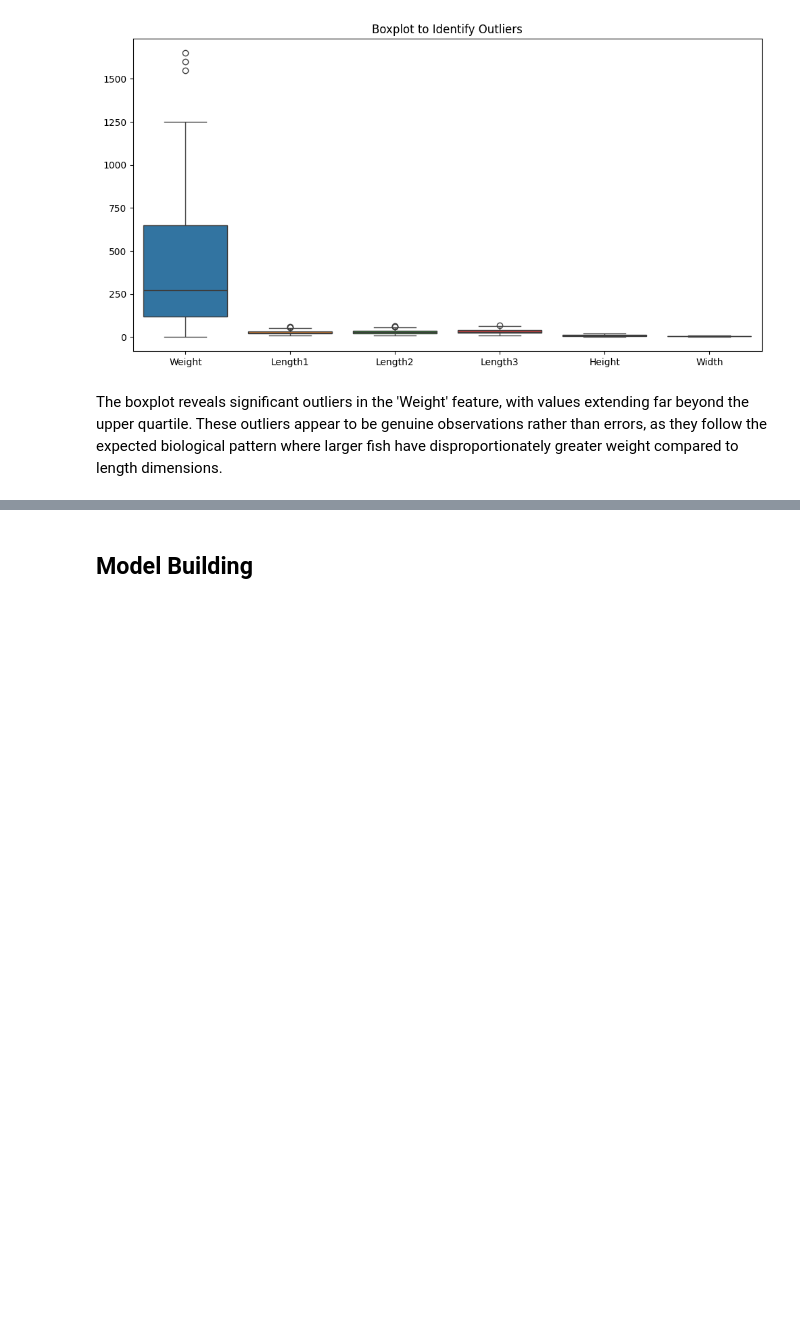
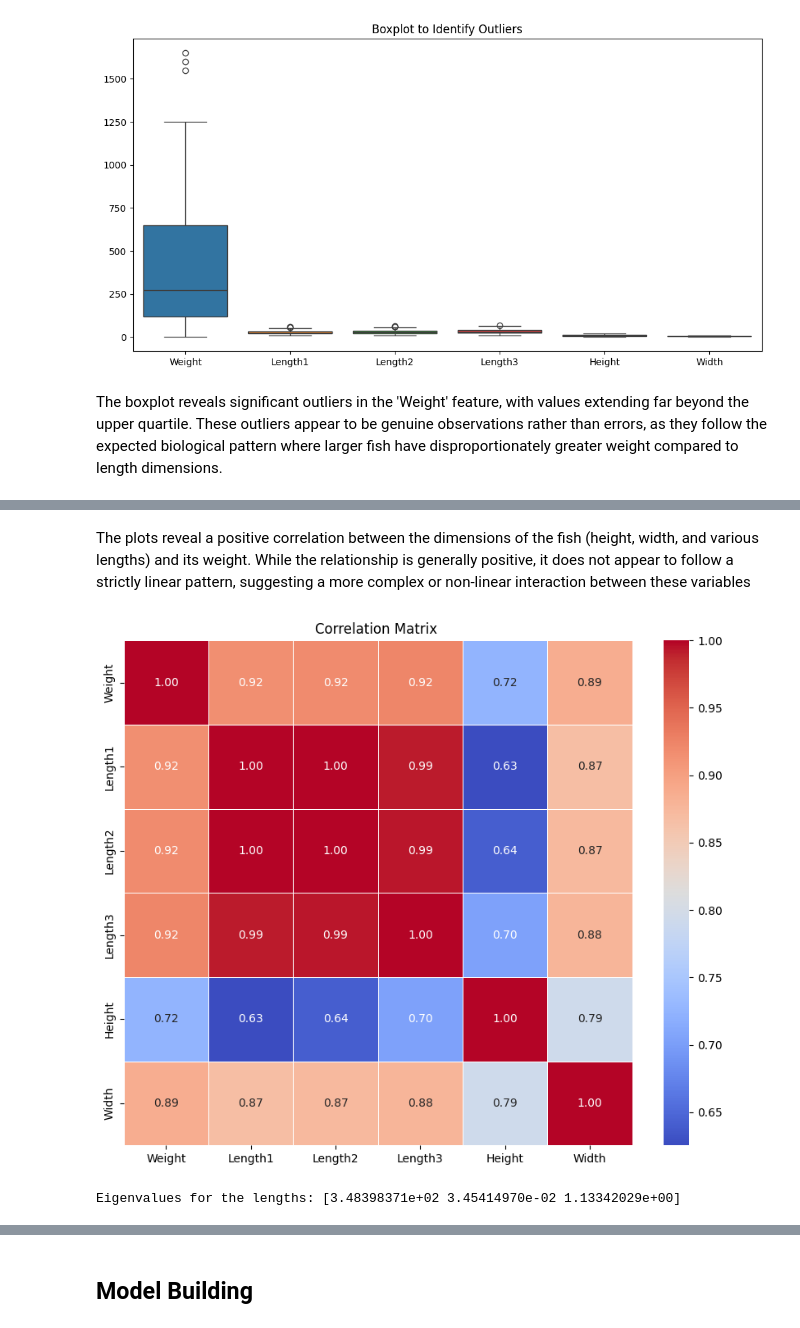
Before and after one commit to ibtissem101/DSC-Challenge, a Jupyter notebook: challenge.ipynb, the cells around one changed output, grey strips where cells are left out. Cells and saved outputs as stored; diff of their text form; code cells hidden in the pictures; blank space fills up the shorter version.

```diff
--- a/challenge.ipynb
+++ b/challenge.ipynb
@@ -74,0 +83,20 @@ The boxplot reveals significant outliers in the 'Weight' feature, with values ex
+# %% [markdown]
+The plots reveal a positive correlation between the dimensions of the fish (height, width, and various lengths) and its weight. While the relationship is generally positive, it does not appear to follow a strictly linear pattern, suggesting a more complex or non-linear interaction between these variables
+# %%
+df_numeric = df.select_dtypes(include='number')
+plt.figure(figsize=(10, 8))
+correlation_matrix = df_numeric.corr()
+sns.heatmap(correlation_matrix, annot=True, cmap='coolwarm', fmt=".2f", linewidths=0.5)
+plt.title("Correlation Matrix ")
+plt.show()
+# %% [output]
+[figure, added]
+# %%
+
+lengths = df_numeric[['Length1', 'Length2', 'Length3']]
+cov_matrix = lengths.cov()
+eigenvalues = np.linalg.eigvals(cov_matrix)
+
+print("Eigenvalues for the lengths:", eigenvalues)
+# %% [output]
+Eigenvalues for the lengths: [3.48398371e+02 3.45414970e-02 1.13342029e+00]
```
Also changed, not shown: parts of 18 cells of this notebook.
